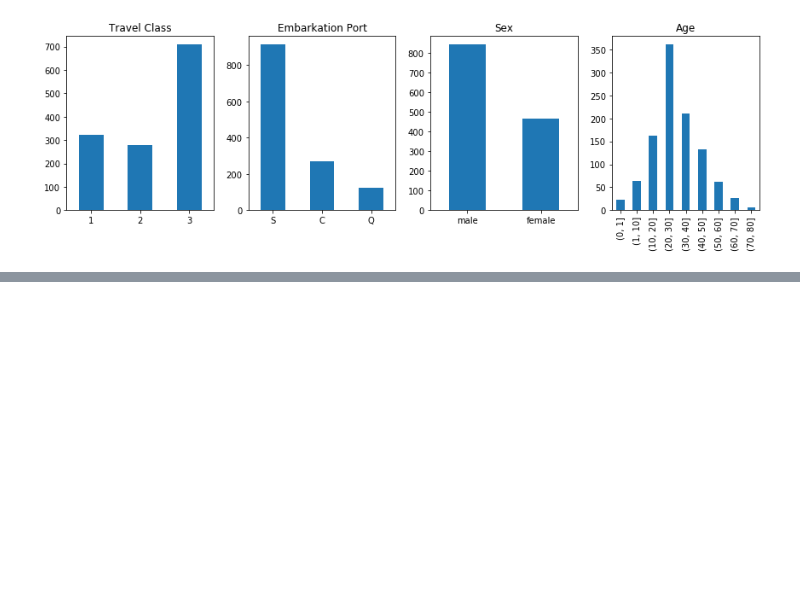
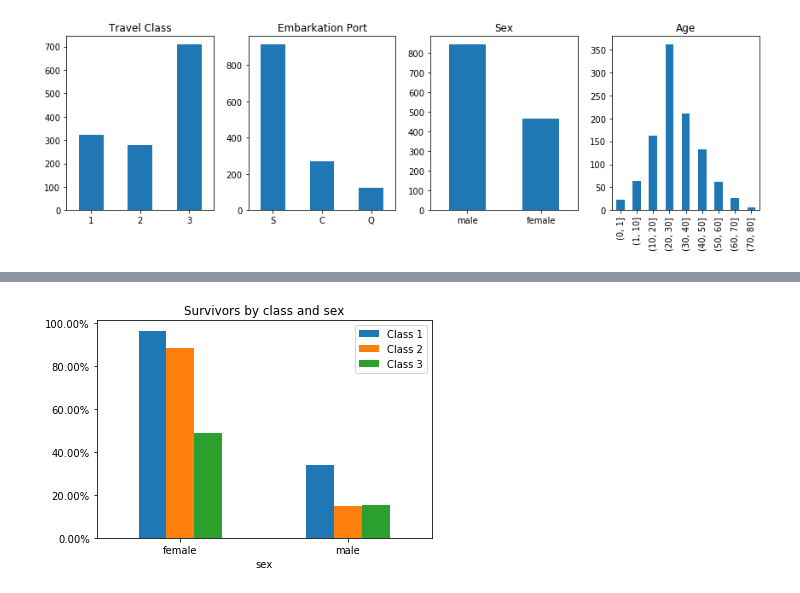
Before and after one commit to pmichele/ADA-Group, a Jupyter notebook: Michele/01 - Pandas and Data Wrangling/Homework 1.ipynb, the cells around one changed output, grey strips where cells are left out. Drawn from its saved outputs; the diff is of its cells as text; code cells hidden in the pictures; blank space fills up the shorter version.

```diff
--- a/Michele/01 - Pandas and Data Wrangling/Homework 1.ipynb
+++ b/Michele/01 - Pandas and Data Wrangling/Homework 1.ipynb
@@ -317,0 +341,16 @@ p_per_floor.plot(kind='pie', ax=ax, title="Passengers per Floor",  autopct='%1.1
+# %%
+# Question 5
+data = pd.DataFrame(dtype=float)
+
+def plot_class(cls):
+    passengers = cls.groupby(['sex']).size()
+    survivors = cls[cls['survived'] == 1].groupby(['sex']).size()
+    perc = survivors / passengers
+    data["Class " + str(cls['pclass'].iloc[0])] = perc
+
+df.groupby(['pclass']).apply(plot_class)
+ax = data.plot(kind="bar", rot=0, title="Survivors by class and sex")
+vals = ax.get_yticks()
+res = ax.set_yticklabels(['{:3.2f}%'.format(x*100) for x in vals])
+# %% [output]
+[figure, added]
```
Also changed, not shown: parts of 2 cells of this notebook, 1 other file.
